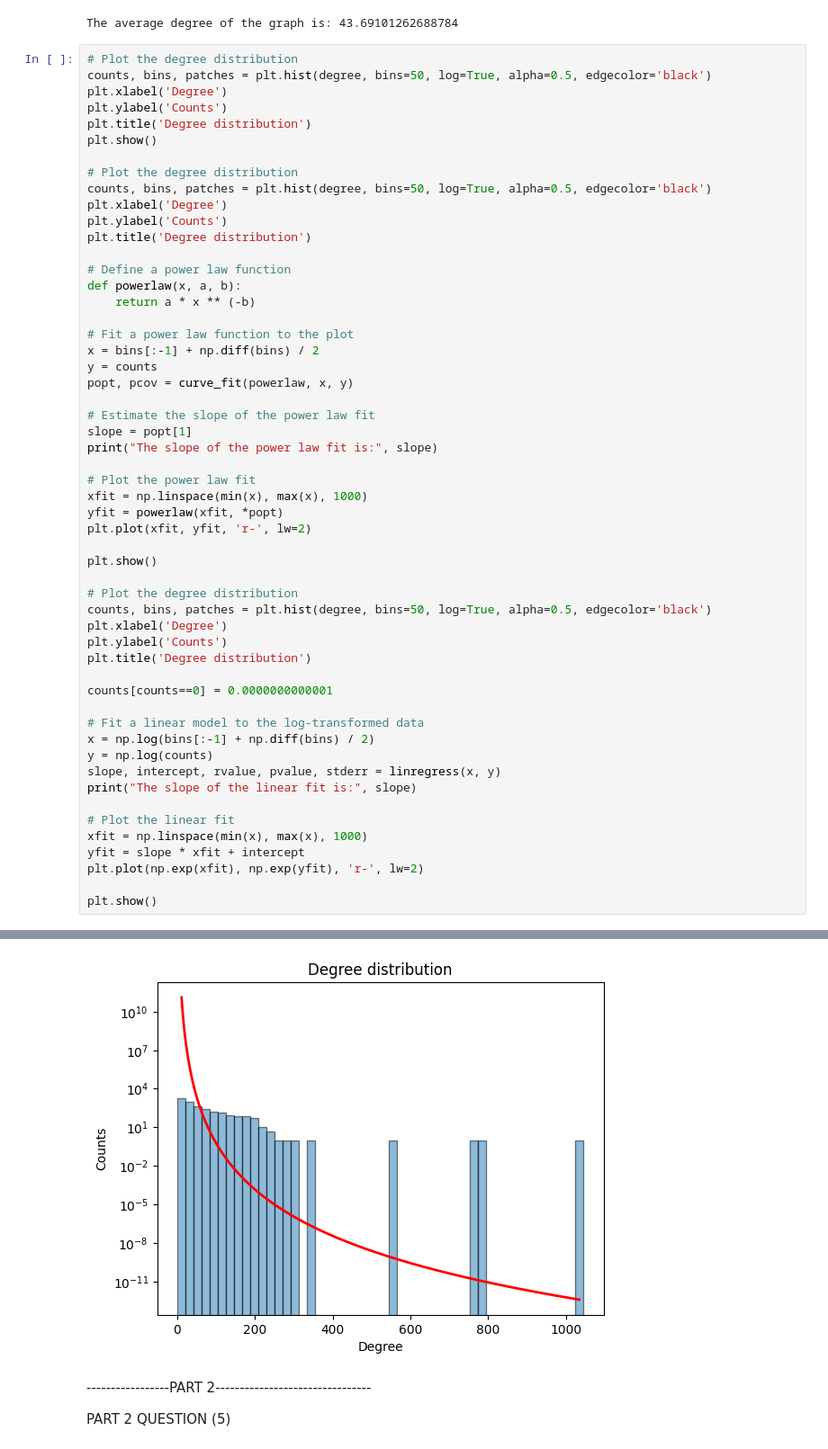
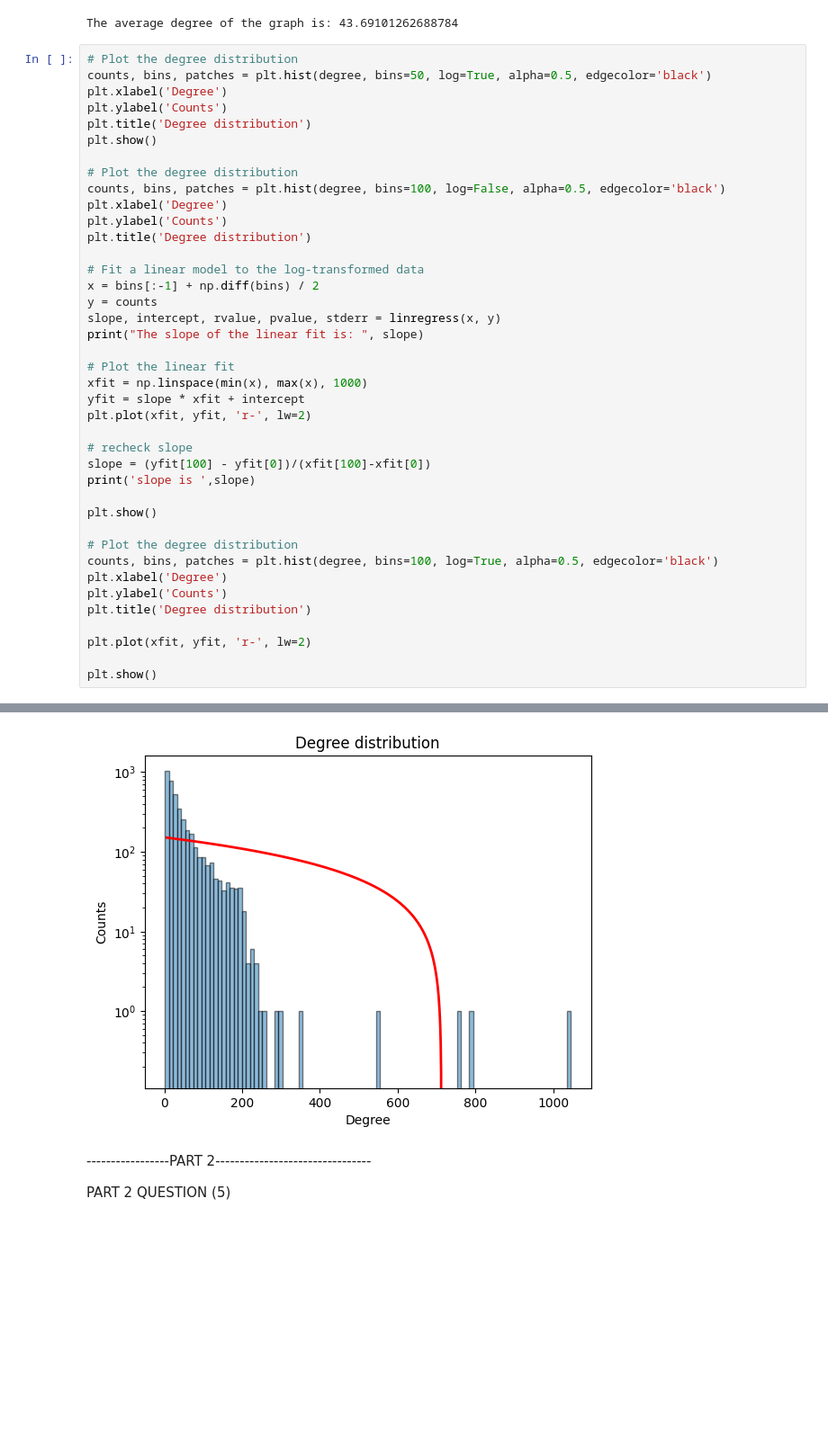
Before and after one commit to hershey890/ece232e, a Jupyter notebook: project_2_parts1_2.ipynb, the cells around one changed output, grey strips where cells are left out. Shown at 90% size. Cells and saved outputs as stored; diff of their text form; blank space fills up the shorter version.

```diff
--- a/project_2_parts1_2.ipynb
+++ b/project_2_parts1_2.ipynb
@@ -92,49 +92,35 @@ plt.title('Degree distribution')
 plt.show()
 
 # Plot the degree distribution
-counts, bins, patches = plt.hist(degree, bins=50, log=True, alpha=0.5, edgecolor='black')
+counts, bins, patches = plt.hist(degree, bins=100, log=False, alpha=0.5, edgecolor='black')
 plt.xlabel('Degree')
 plt.ylabel('Counts')
 plt.title('Degree distribution')
 
-# Define a power law function
-def powerlaw(x, a, b):
-    return a * x ** (-b)
-
-# Fit a power law function to the plot
+# Fit a linear model to the log-transformed data
 x = bins[:-1] + np.diff(bins) / 2
 y = counts
-popt, pcov = curve_fit(powerlaw, x, y)
+slope, intercept, rvalue, pvalue, stderr = linregress(x, y)
+print("The slope of the linear fit is: ", slope)
 
-# Estimate the slope of the power law fit
-slope = popt[1]
-print("The slope of the power law fit is:", slope)
+# Plot the linear fit
+xfit = np.linspace(min(x), max(x), 1000)
+yfit = slope * xfit + intercept
+plt.plot(xfit, yfit, 'r-', lw=2)
 
-# Plot the power law fit
-xfit = np.linspace(min(x), max(x), 1000)
-yfit = powerlaw(xfit, *popt)
-plt.plot(xfit, yfit, 'r-', lw=2)
+# recheck slope
+slope = (yfit[100] - yfit[0])/(xfit[100]-xfit[0])
+print('slope is ',slope)
 
 plt.show()
 
 # Plot the degree distribution
-counts, bins, patches = plt.hist(degree, bins=50, log=True, alpha=0.5, edgecolor='black')
+counts, bins, patches = plt.hist(degree, bins=100, log=True, alpha=0.5, edgecolor='black')
 plt.xlabel('Degree')
 plt.ylabel('Counts')
 plt.title('Degree distribution')
 
-counts[counts==0] = 0.0000000000001
-
-# Fit a linear model to the log-transformed data
-x = np.log(bins[:-1] + np.diff(bins) / 2)
-y = np.log(counts)
-slope, intercept, rvalue, pvalue, stderr = linregress(x, y)
-print("The slope of the linear fit is:", slope)
-
-# Plot the linear fit
-xfit = np.linspace(min(x), max(x), 1000)
-yfit = slope * xfit + intercept
-plt.plot(np.exp(xfit), np.exp(yfit), 'r-', lw=2)
+plt.plot(xfit, yfit, 'r-', lw=2)
 
 plt.show()
 # %% [output]
@@ -145,4 +131,4 @@ The slope of the linear fit is: -12.018667760004128
-[figure, old version]
+[figure, new version]
 # %% [markdown]
 -----------------PART 2--------------------------------
 
```
Also changed, not shown: parts of 1 cell of this notebook.
